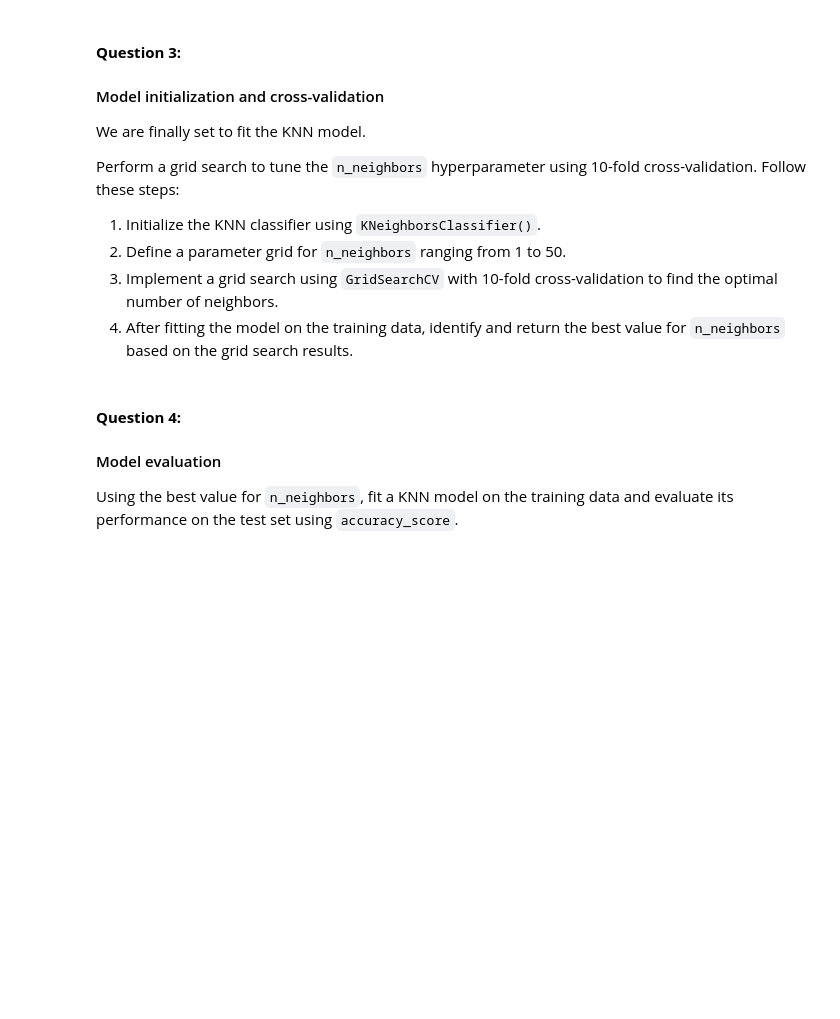
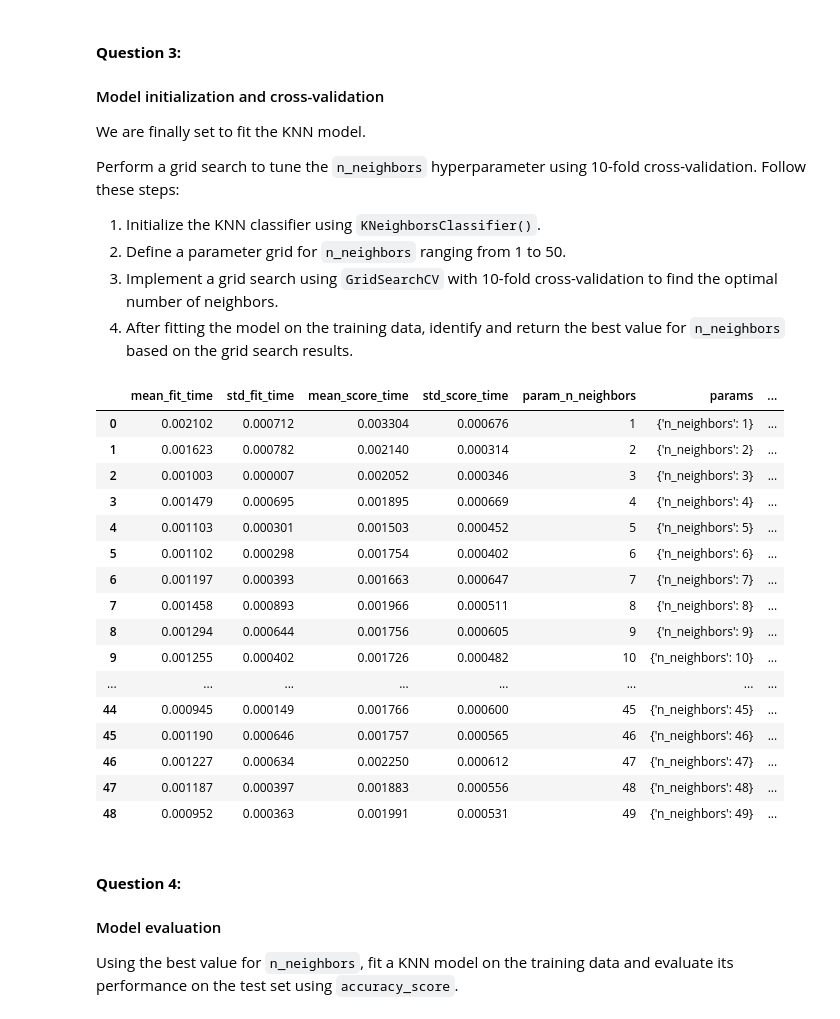
Before and after one commit to jseis/LCR, a Jupyter notebook: 02_activities/assignments/assignment_1.ipynb, the cells around one changed output. Cells and saved outputs as stored; diff of their text form; code cells hidden in the pictures; blank space fills up the shorter version.

Commit message:
processed data, performed grid search on n values for KNN classifier using 10-fold cross validation, fit KNN classifier on best n, evaluated accuracy score on test data

```diff
--- a/02_activities/assignments/assignment_1.ipynb
+++ b/02_activities/assignments/assignment_1.ipynb
@@ -135,7 +156,7 @@ np.random.seed(123)
 
 # split the data into a training and testing set. hint: use train_test_split !
 
-# Your code here ...
+X_train, X_test, y_train, y_test = train_test_split(predictors_standardized, wine_df['class'] , train_size=0.75, shuffle=True)
 # %% [markdown]
 #### **Question 3:**
 #### Model initialization and cross-validation
@@ -149,7 +170,36 @@ Perform a grid search to tune the `n_neighbors` hyperparameter using 10-fold cro
 3. Implement a grid search using `GridSearchCV` with 10-fold cross-validation to find the optimal number of neighbors.
 4. After fitting the model on the training data, identify and return the best value for `n_neighbors` based on the grid search results.
 # %%
-# Your code here...
+knn = KNeighborsClassifier()
+parameter_grid = {
+    'n_neighbors': range(1,50)
+}
+wine_tune_grid = GridSearchCV(
+    estimator = knn,
+    param_grid = parameter_grid,
+    cv = 10
+)
+wine_tune_grid.fit(X_train, y_train)
+accuracy_grid = pd.DataFrame(wine_tune_grid.cv_results_)
+accuracy_grid
+# %% [output]
+|  | mean_fit_time | std_fit_time | mean_score_time | std_score_time | param_n_neighbors | params | ... |
+| 0 | 0.002102 | 0.000712 | 0.003304 | 0.000676 | 1 | {'n_neighbors': 1} | ... |
+| 1 | 0.001623 | 0.000782 | 0.002140 | 0.000314 | 2 | {'n_neighbors': 2} | ... |
+| 2 | 0.001003 | 0.000007 | 0.002052 | 0.000346 | 3 | {'n_neighbors': 3} | ... |
+| 3 | 0.001479 | 0.000695 | 0.001895 | 0.000669 | 4 | {'n_neighbors': 4} | ... |
+| 4 | 0.001103 | 0.000301 | 0.001503 | 0.000452 | 5 | {'n_neighbors': 5} | ... |
+| 5 | 0.001102 | 0.000298 | 0.001754 | 0.000402 | 6 | {'n_neighbors': 6} | ... |
+| 6 | 0.001197 | 0.000393 | 0.001663 | 0.000647 | 7 | {'n_neighbors': 7} | ... |
+| 7 | 0.001458 | 0.000893 | 0.001966 | 0.000511 | 8 | {'n_neighbors': 8} | ... |
+| 8 | 0.001294 | 0.000644 | 0.001756 | 0.000605 | 9 | {'n_neighbors': 9} | ... |
+| 9 | 0.001255 | 0.000402 | 0.001726 | 0.000482 | 10 | {'n_neighbors': 10} | ... |
+| ... | ... | ... | ... | ... | ... | ... | ... |
+| 44 | 0.000945 | 0.000149 | 0.001766 | 0.000600 | 45 | {'n_neighbors': 45} | ... |
+| 45 | 0.001190 | 0.000646 | 0.001757 | 0.000565 | 46 | {'n_neighbors': 46} | ... |
+| 46 | 0.001227 | 0.000634 | 0.002250 | 0.000612 | 47 | {'n_neighbors': 47} | ... |
+| 47 | 0.001187 | 0.000397 | 0.001883 | 0.000556 | 48 | {'n_neighbors': 48} | ... |
+| 48 | 0.000952 | 0.000363 | 0.001991 | 0.000531 | 49 | {'n_neighbors': 49} | ... |
 # %% [markdown]
 #### **Question 4:**
 #### Model evaluation
```
Also changed, not shown: parts of 5 cells of this notebook.
